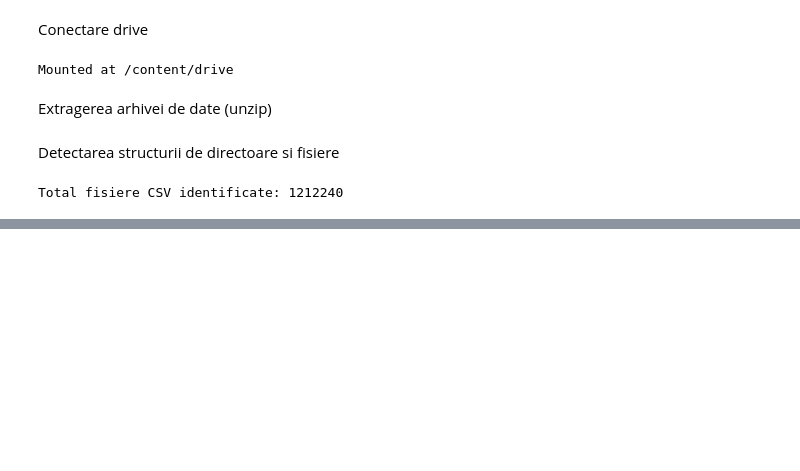
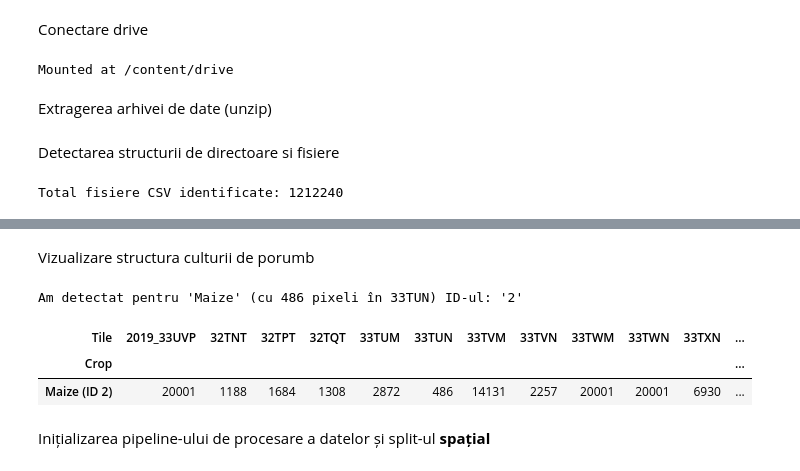
Before and after one commit to DaNa-cpu/parcele-timesen2crop, a Jupyter notebook: IC3.ipynb, the cells around one changed output, grey strips where cells are left out. Drawn from its saved outputs; the diff is of its cells as text; code cells hidden in the pictures; blank space fills up the shorter version.

```diff
--- a/IC3.ipynb
+++ b/IC3.ipynb
@@ -105,0 +27,54 @@ Total parcele: 31162
+# %% [markdown]
+Vizualizare structura culturii de porumb
+# %%
+
+root_dir = '/content/TimeSen2Crop/TimeSen2Crop'
+tile_33tun = os.path.join(root_dir, '33TUN')
+
+# 1. Identificăm automat ID-ul folderului căutând folderul din 33TUN care are exact 486 de fișiere CSV (numărul de pixeli specific pentru Maize)
+detected_crop_id = None
+target_count = 486
+
+if os.path.exists(tile_33tun):
+    for folder in os.listdir(tile_33tun):
+        folder_path = os.path.join(tile_33tun, folder)
+        if os.path.isdir(folder_path):
+            csv_count = len(glob.glob(os.path.join(folder_path, '*.csv')))
+            if csv_count == target_count:
+                detected_crop_id = folder
+                break
+
+if detected_crop_id is None:
+    print(f"Nu am gasit {target_count} fișiere în 33TUN.")
+else:
+    print(f"Am detectat pentru 'Maize' (cu {target_count} pixeli în 33TUN) ID-ul: '{detected_crop_id}'")
+
+    # Tabel doar pentru Maize
+    tiles = sorted([d for d in os.listdir(root_dir) if os.path.isdir(os.path.join(root_dir, d)) and not d.startswith('.')])
+    data_list = []
+    for tile in tiles:
+        tile_path = os.path.join(root_dir, tile)
+        crop_folder_path = os.path.join(tile_path, str(detected_crop_id))
+        if os.path.exists(crop_folder_path):
+            count = len(glob.glob(os.path.join(crop_folder_path, '*.csv')))
+        else:
+            count = 0
+
+        data_list.append({
+            'Tile': tile,
+            'Crop': 'Maize (ID ' + str(detected_crop_id) + ')',
+            'Count': count
+        })
+
+    df_maize = pd.DataFrame(data_list)
+    df_maize_pivot = df_maize.pivot(index='Crop', columns='Tile', values='Count')
+
+    pd.set_option('display.max_columns', None)
+    display(df_maize_pivot)
+# %% [output]
+Am detectat pentru 'Maize' (cu 486 pixeli în 33TUN) ID-ul: '2'
+| Tile | 2019_33UVP | 32TNT | 32TPT | 32TQT | 33TUM | 33TUN | 33TVM | 33TVN | 33TWM | 33TWN | 33TXN | ... |
+| Crop |  |  |  |  |  |  |  |  |  |  |  | ... |
+| Maize (ID 2) | 20001 | 1188 | 1684 | 1308 | 2872 | 486 | 14131 | 2257 | 20001 | 20001 | 6930 | ... |
+# %% [markdown]
+Inițializarea pipeline-ului de procesare a datelor și split-ul **spațial**
```
Also changed, not shown: parts of 7 cells of this notebook.
